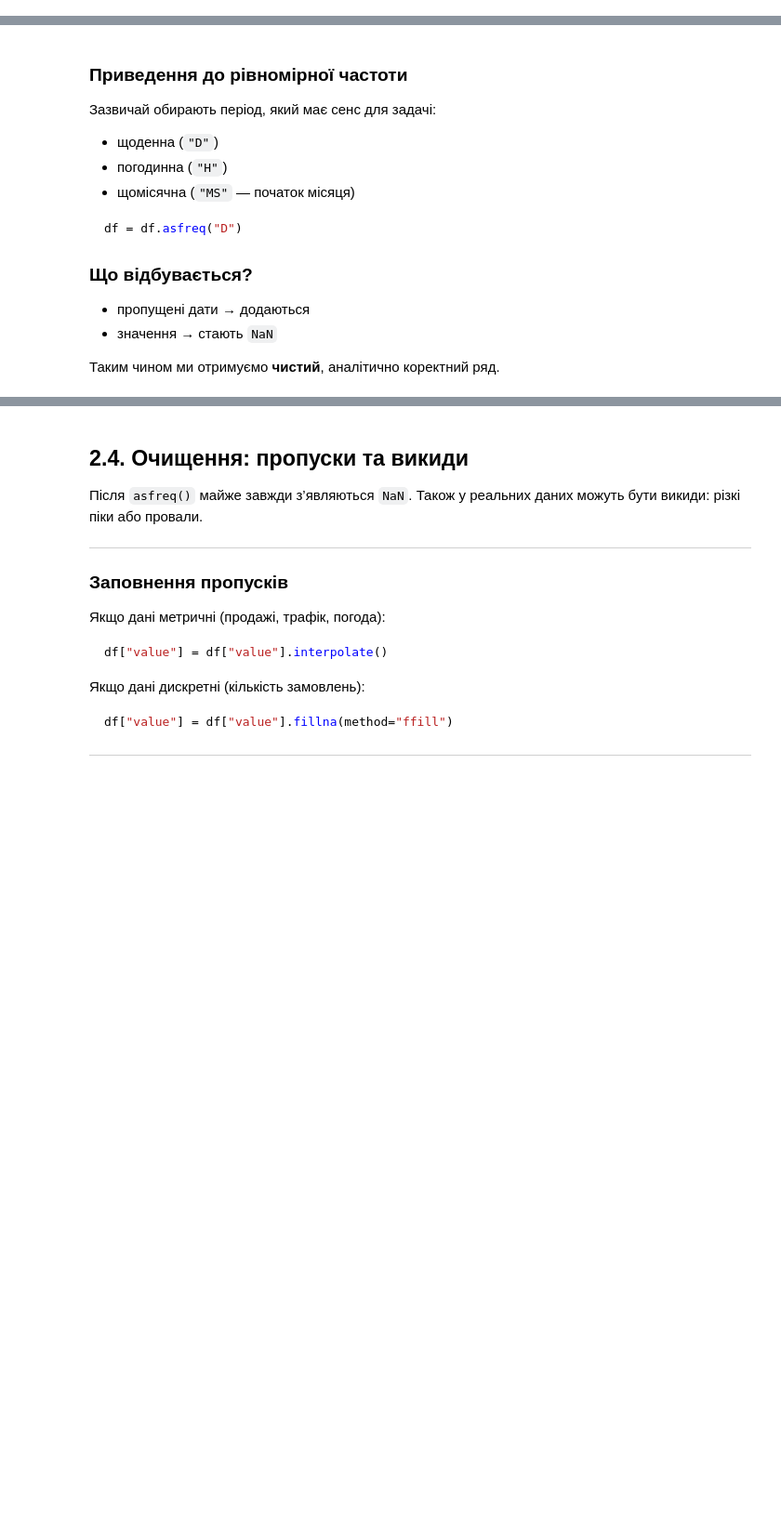
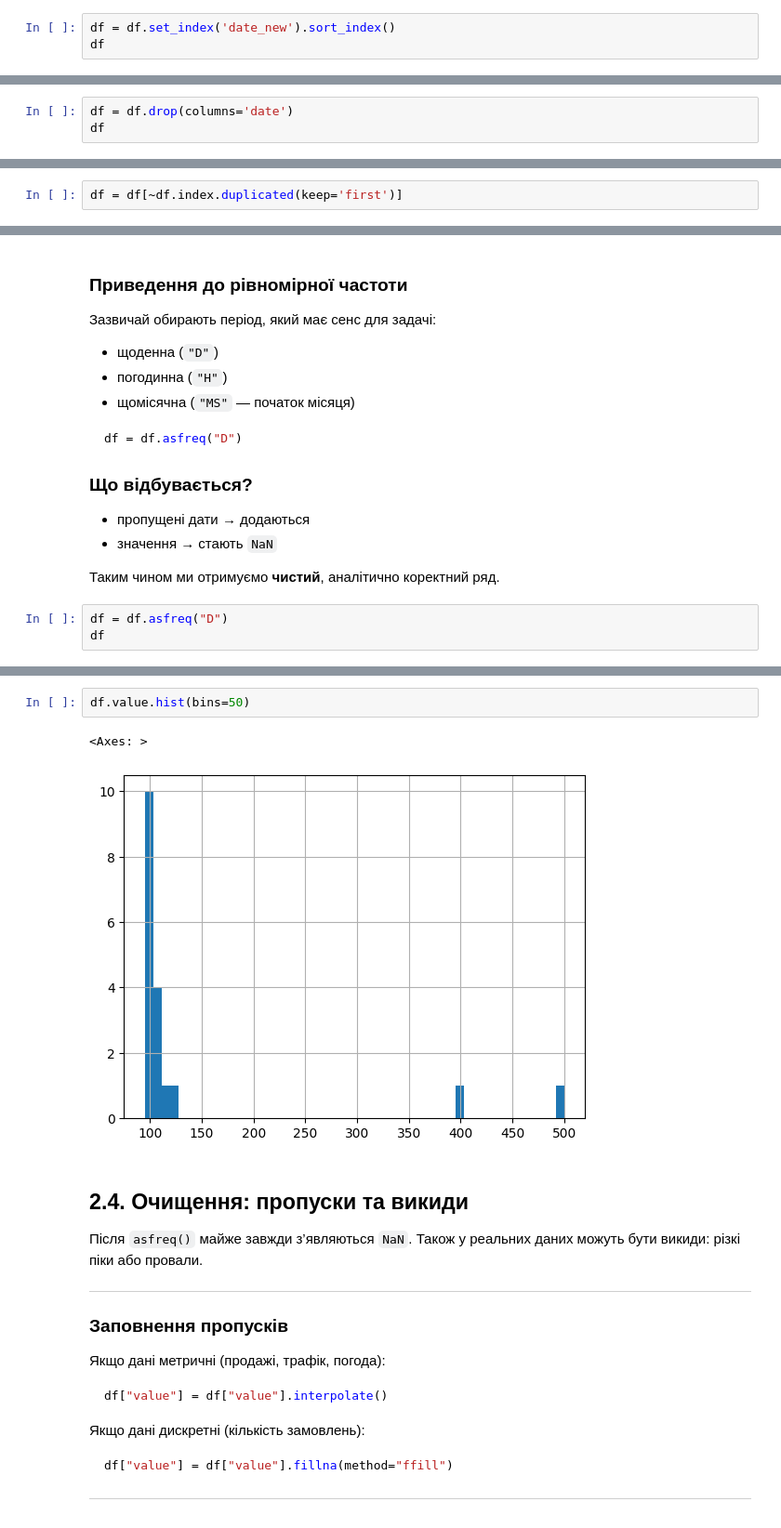
Before and after one commit to cpython-projects/python_da_17_03_26, a Jupyter notebook: lesson_21.ipynb, the cells around one changed output, grey strips where cells are left out. Shown at 93% size. Drawn from its saved outputs; the diff is of its cells as text; blank space fills up the shorter version.

````diff
--- a/lesson_21.ipynb
+++ b/lesson_21.ipynb
@@ -228,0 +271,3 @@ memory usage: 436.0+ bytes
+# %%
+df = df.set_index('date_new').sort_index()
+df
@@ -228,0 +293,3 @@ memory usage: 436.0+ bytes
+# %%
+df = df.drop(columns='date')
+df
@@ -250,3 +340,5 @@ df = df[~df.index.duplicated(keep='first')]
 ```python
 df = df.groupby(df.index).mean()  # середнє для всіх числових стовпців усередині кожної групи
 ```
+# %%
+df = df[~df.index.duplicated(keep='first')]
@@ -292,3 +405,6 @@ df = df.asfreq("D")
 * значення → стають `NaN`
 
 Таким чином ми отримуємо **чистий**, аналітично коректний ряд.
+# %%
+df = df.asfreq("D")
+df
@@ -295,3 +430,8 @@ df = df.asfreq("D")
+# %%
+df.value.hist(bins=50)
+# %% [output]
+<Axes: >
+[figure, added]
 # %% [markdown]
 ## 2.4. Очищення: пропуски та викиди
 
````
Also changed, not shown: parts of 54 cells of this notebook.
